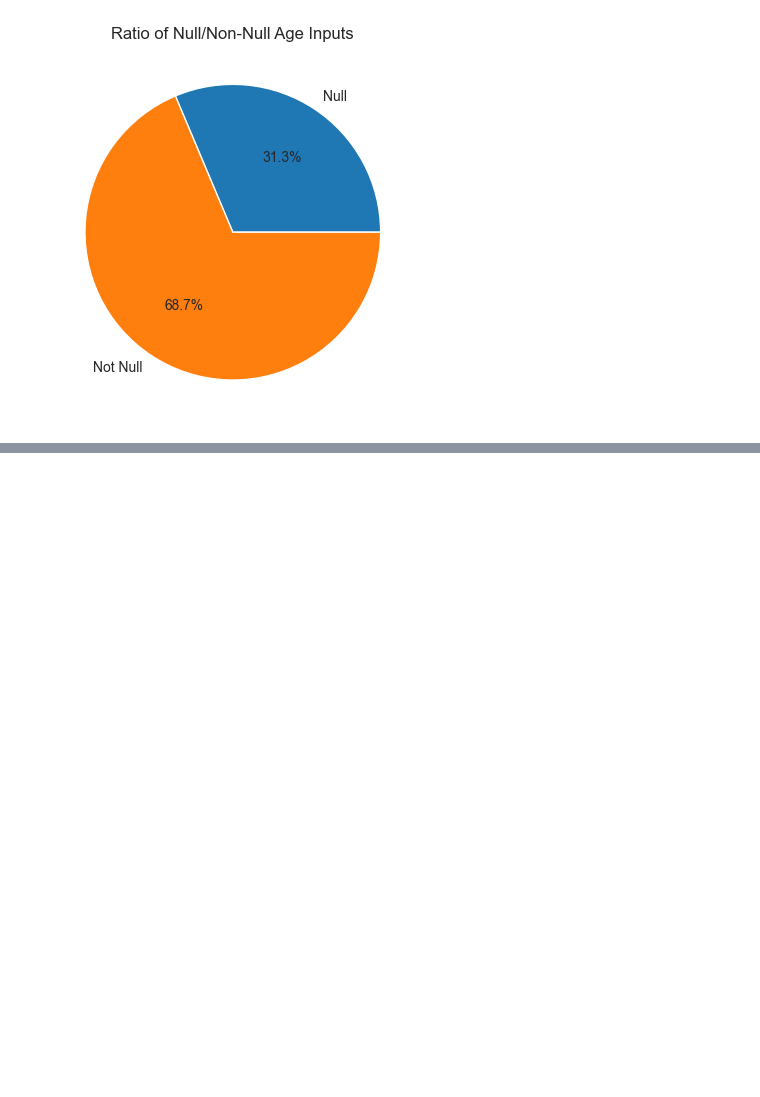
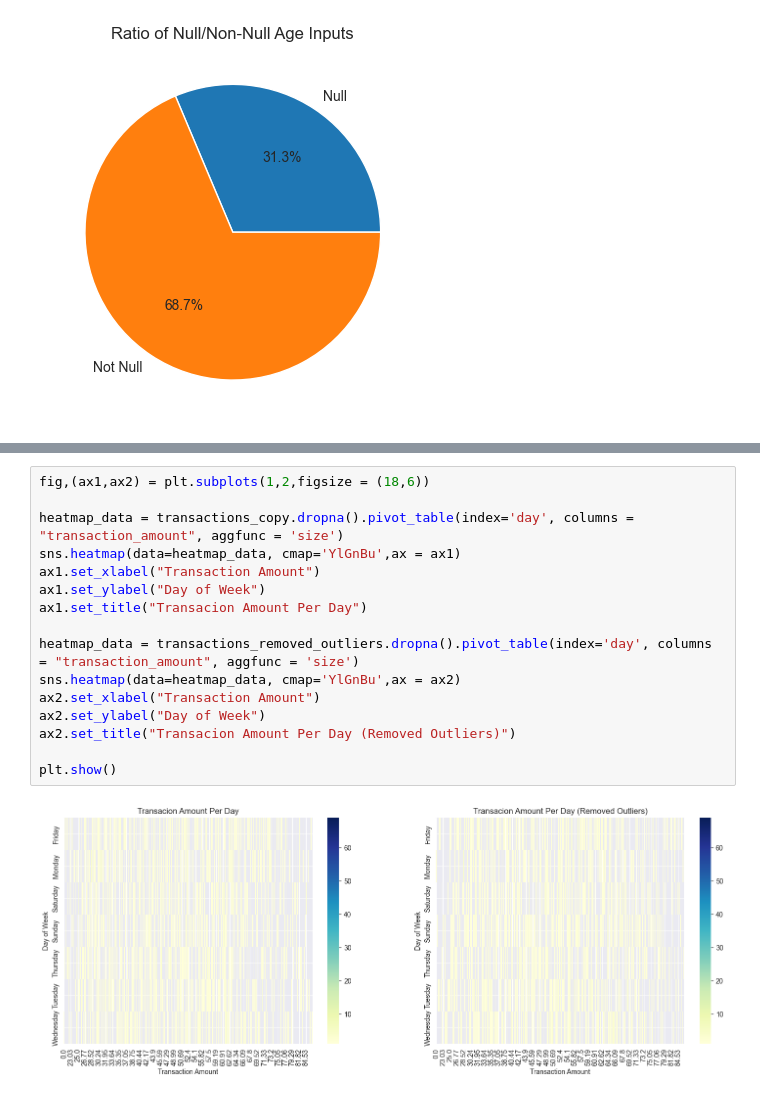
Before and after one commit to kchammanard/Group-1-Coffee-Transactions, a Jupyter notebook: query.ipynb, the cells around one changed output, grey strips where cells are left out. Saved outputs shown, nothing was run; the diff lists cells and outputs as text; blank space fills up the shorter version.

```diff
--- a/query.ipynb
+++ b/query.ipynb
@@ -163,0 +293,18 @@ plt.show()
+# %%
+fig,(ax1,ax2) = plt.subplots(1,2,figsize = (18,6))
+
+heatmap_data = transactions_copy.dropna().pivot_table(index='day', columns = "transaction_amount", aggfunc = 'size')
+sns.heatmap(data=heatmap_data, cmap='YlGnBu',ax = ax1)
+ax1.set_xlabel("Transaction Amount")
+ax1.set_ylabel("Day of Week")
+ax1.set_title("Transacion Amount Per Day")
+
+heatmap_data = transactions_removed_outliers.dropna().pivot_table(index='day', columns = "transaction_amount", aggfunc = 'size')
+sns.heatmap(data=heatmap_data, cmap='YlGnBu',ax = ax2)
+ax2.set_xlabel("Transaction Amount")
+ax2.set_ylabel("Day of Week")
+ax2.set_title("Transacion Amount Per Day (Removed Outliers)")
+
+plt.show()
+# %% [output]
+[figure, added]
```
Also changed, not shown: parts of 21 cells of this notebook, 1 other file.
